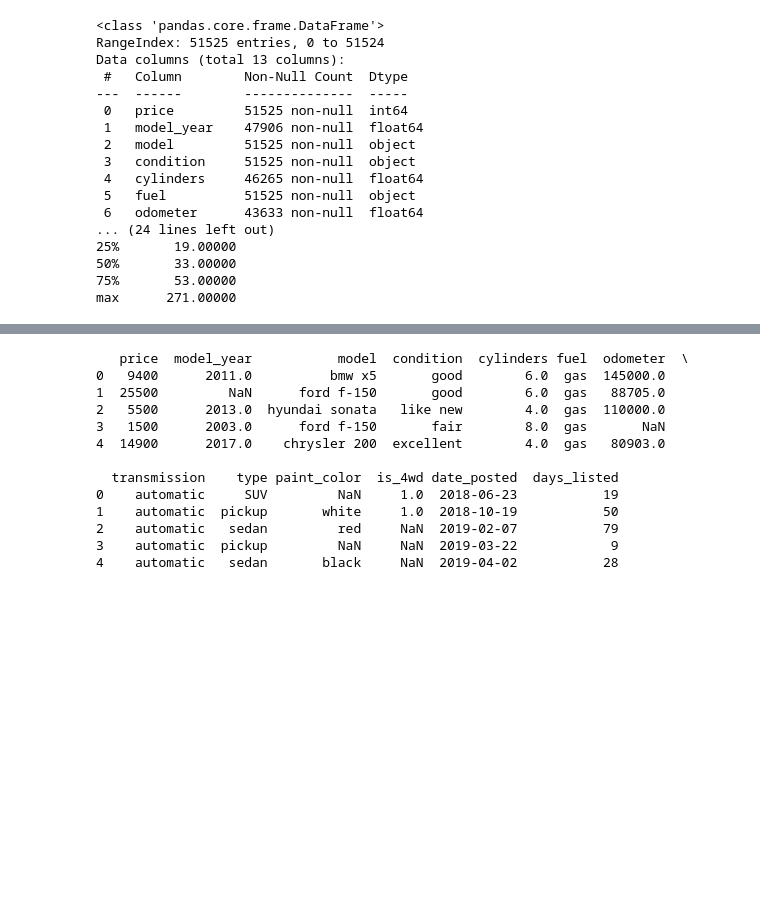
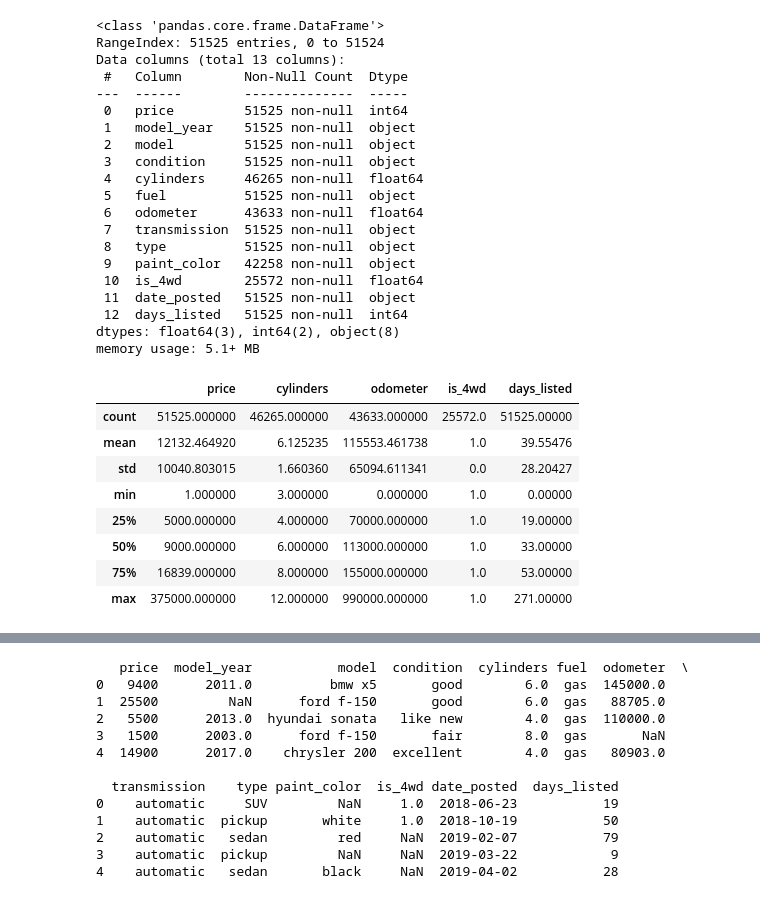
Before and after one commit to Stephyraad/ds-python-web-app, a Jupyter notebook: notebooks/EDA.ipynb, the cells around one changed output, grey strips where cells are left out. Saved outputs shown, nothing was run; the diff lists cells and outputs as text; code cells hidden in the pictures; blank space fills up the shorter version.

```diff
--- a/notebooks/EDA.ipynb
+++ b/notebooks/EDA.ipynb
@@ -9,25 +9,37 @@ import altair as alt
 df = pd.read_csv('../vehicles_us.csv')
 # %%
 # Display basic info
-print(df.info())
-print(df.describe())
+df.info()
+df.describe()
 # %% [output]
 <class 'pandas.core.frame.DataFrame'>
 RangeIndex: 51525 entries, 0 to 51524
 Data columns (total 13 columns):
  #   Column        Non-Null Count  Dtype
 ---  ------        --------------  -----
  0   price         51525 non-null  int64
- 1   model_year    47906 non-null  float64
+ 1   model_year    51525 non-null  object
  2   model         51525 non-null  object
  3   condition     51525 non-null  object
  4   cylinders     46265 non-null  float64
  5   fuel          51525 non-null  object
  6   odometer      43633 non-null  float64
-... (24 lines left out)
-25%       19.00000
-50%       33.00000
-75%       53.00000
-max      271.00000
+ 7   transmission  51525 non-null  object
+ 8   type          51525 non-null  object
+ 9   paint_color   42258 non-null  object
+ 10  is_4wd        25572 non-null  float64
+ 11  date_posted   51525 non-null  object
+ 12  days_listed   51525 non-null  int64
+dtypes: float64(3), int64(2), object(8)
+memory usage: 5.1+ MB
+|  | price | cylinders | odometer | is_4wd | days_listed |
+| count | 51525.000000 | 46265.000000 | 43633.000000 | 25572.0 | 51525.00000 |
+| mean | 12132.464920 | 6.125235 | 115553.461738 | 1.0 | 39.55476 |
+| std | 10040.803015 | 1.660360 | 65094.611341 | 0.0 | 28.20427 |
+| min | 1.000000 | 3.000000 | 0.000000 | 1.0 | 0.00000 |
+| 25% | 5000.000000 | 4.000000 | 70000.000000 | 1.0 | 19.00000 |
+| 50% | 9000.000000 | 6.000000 | 113000.000000 | 1.0 | 33.00000 |
+| 75% | 16839.000000 | 8.000000 | 155000.000000 | 1.0 | 53.00000 |
+| max | 375000.000000 | 12.000000 | 990000.000000 | 1.0 | 271.00000 |
 # %%
 # Display first rows
```
Also changed, not shown: parts of 2 cells of this notebook, 1 other file.
